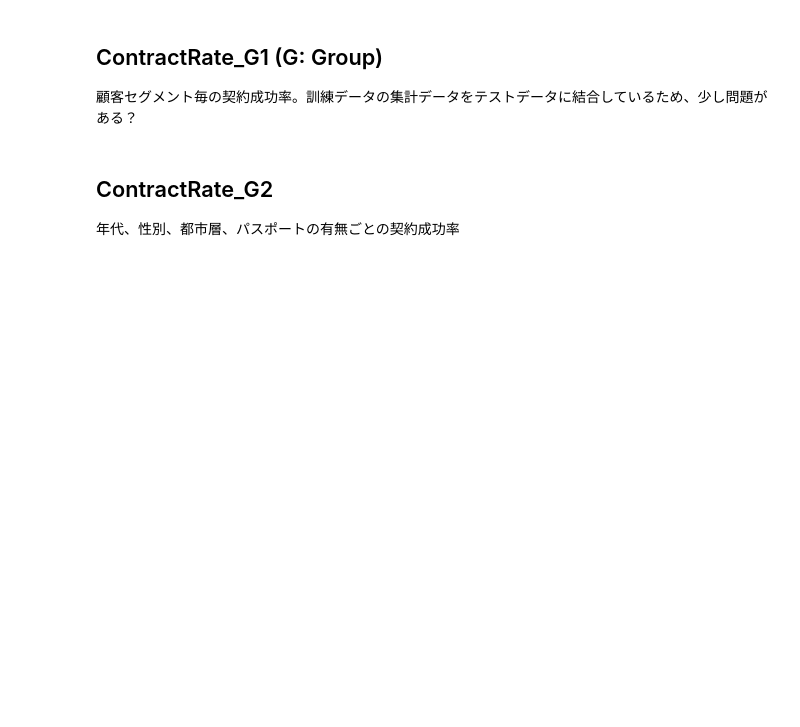
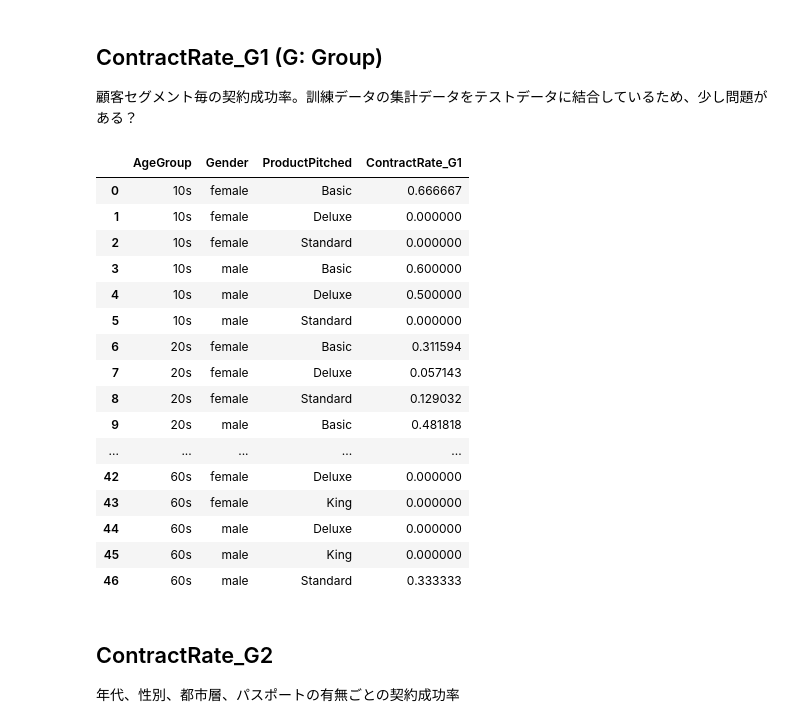
Before and after one commit to RickHub0115/SIGNATE-Summer-Cup-2024, a Jupyter notebook: scr/feature_engineering/feature_engineering.ipynb, the cells around one changed output. Cells and saved outputs as stored; diff of their text form; code cells hidden in the pictures; blank space fills up the shorter version.

```diff
--- a/scr/feature_engineering/feature_engineering.ipynb
+++ b/scr/feature_engineering/feature_engineering.ipynb
@@ -172,6 +174,26 @@ df_test = df_test.merge(tmp, on=['FreaqencySeg', 'MonetarySeg', 'ContractRate_FM
 # %%
 tmp = df_train.groupby(by=['AgeGroup', 'Gender', 'ProductPitched'], as_index=False)['ProdTaken'].mean()
 tmp = tmp.rename(columns={'ProdTaken': 'ContractRate_G1'})
+# %%
+tmp
+# %% [output]
+|  | AgeGroup | Gender | ProductPitched | ContractRate_G1 |
+| 0 | 10s | female | Basic | 0.666667 |
+| 1 | 10s | female | Deluxe | 0.000000 |
+| 2 | 10s | female | Standard | 0.000000 |
+| 3 | 10s | male | Basic | 0.600000 |
+| 4 | 10s | male | Deluxe | 0.500000 |
+| 5 | 10s | male | Standard | 0.000000 |
+| 6 | 20s | female | Basic | 0.311594 |
+| 7 | 20s | female | Deluxe | 0.057143 |
+| 8 | 20s | female | Standard | 0.129032 |
+| 9 | 20s | male | Basic | 0.481818 |
+| ... | ... | ... | ... | ... |
+| 42 | 60s | female | Deluxe | 0.000000 |
+| 43 | 60s | female | King | 0.000000 |
+| 44 | 60s | male | Deluxe | 0.000000 |
+| 45 | 60s | male | King | 0.000000 |
+| 46 | 60s | male | Standard | 0.333333 |
 # %%
 df_train = df_train.merge(tmp, on=['AgeGroup', 'Gender', 'ProductPitched'], how='left')
 df_test = df_test.merge(tmp, on=['AgeGroup', 'Gender', 'ProductPitched'], how='left')
```
Also changed, not shown: parts of 6 cells of this notebook, 7 other files.
